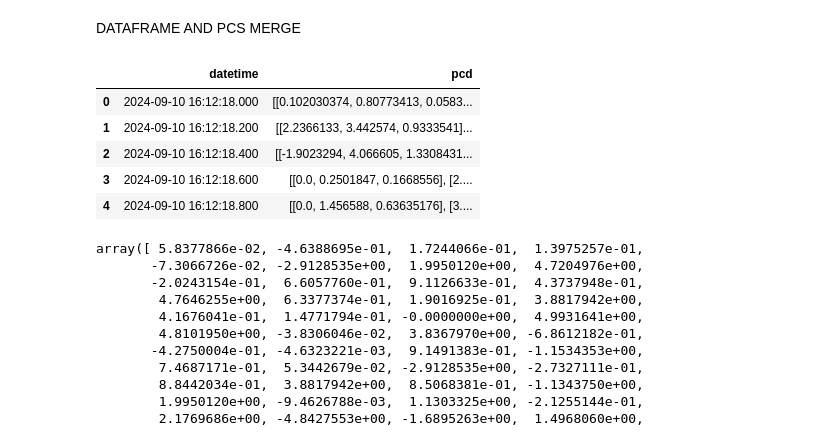
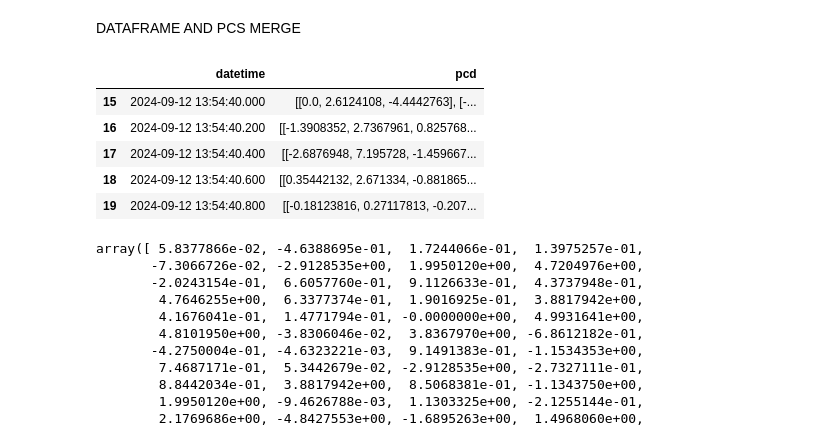
Before and after one commit to tirthankarhalder/mmSLAM, a Jupyter notebook: generatePCDAnalyse.ipynb, the cells around one changed output. Cells and saved outputs as stored; diff of their text form; code cells hidden in the pictures.

```diff
--- a/generatePCDAnalyse.ipynb
+++ b/generatePCDAnalyse.ipynb
@@ -68,7 +72,7 @@ def point_cloud_frames(file_name = None):
 # %% [markdown]
 CALLL PREVIOUS FUNC AND EXTRACT PCDS
 # %%
-gen, timestamps =point_cloud_frames(file_name ="./datasets/radar_data/drone_2024-09-10_16_12_18_test.bin")
+gen, timestamps =point_cloud_frames(file_name ="./datasets/radar_data/drone_2024-09-12_13_54_37_test.bin")
 
 total_data = []
 total_ids = []
@@ -96,16 +100,16 @@ DATAFRAME AND PCS MERGE
 # %%
 df = pd.DataFrame()
 df["datetime"] = timestamps
 df["pcd"] = total_frameStacked
 df['datetime'] = pd.to_datetime(df['datetime'], format='%Y-%m-%d %H_%M_%S.%f')
-df.head(5)
+df.tail(5)
 # %% [output]
 |  | datetime | pcd |
-| 0 | 2024-09-10 16:12:18.000 | [[0.102030374, 0.80773413, 0.0583... |
-| 1 | 2024-09-10 16:12:18.200 | [[2.2366133, 3.442574, 0.9333541]... |
-| 2 | 2024-09-10 16:12:18.400 | [[-1.9023294, 4.066605, 1.3308431... |
-| 3 | 2024-09-10 16:12:18.600 | [[0.0, 0.2501847, 0.1668556], [2.... |
-| 4 | 2024-09-10 16:12:18.800 | [[0.0, 1.456588, 0.63635176], [3.... |
+| 15 | 2024-09-12 13:54:40.000 | [[0.0, 2.6124108, -4.4442763], [-... |
+| 16 | 2024-09-12 13:54:40.200 | [[-1.3908352, 2.7367961, 0.825768... |
+| 17 | 2024-09-12 13:54:40.400 | [[-2.6876948, 7.195728, -1.459667... |
+| 18 | 2024-09-12 13:54:40.600 | [[0.35442132, 2.671334, -0.881865... |
+| 19 | 2024-09-12 13:54:40.800 | [[-0.18123816, 0.27117813, -0.207... |
 # %%
 df["pcd"][0][:,2]
 # %% [output]
```
Also changed, not shown: parts of 1 cell of this notebook, 7 other files.
